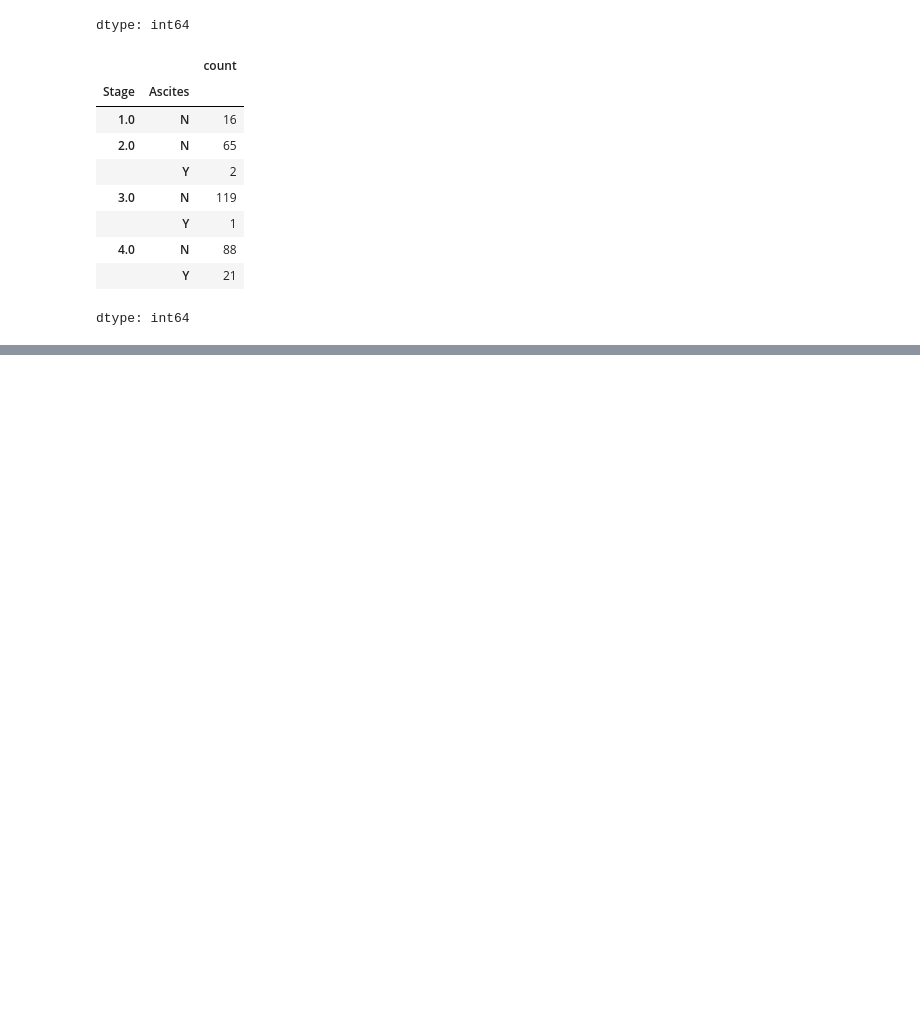
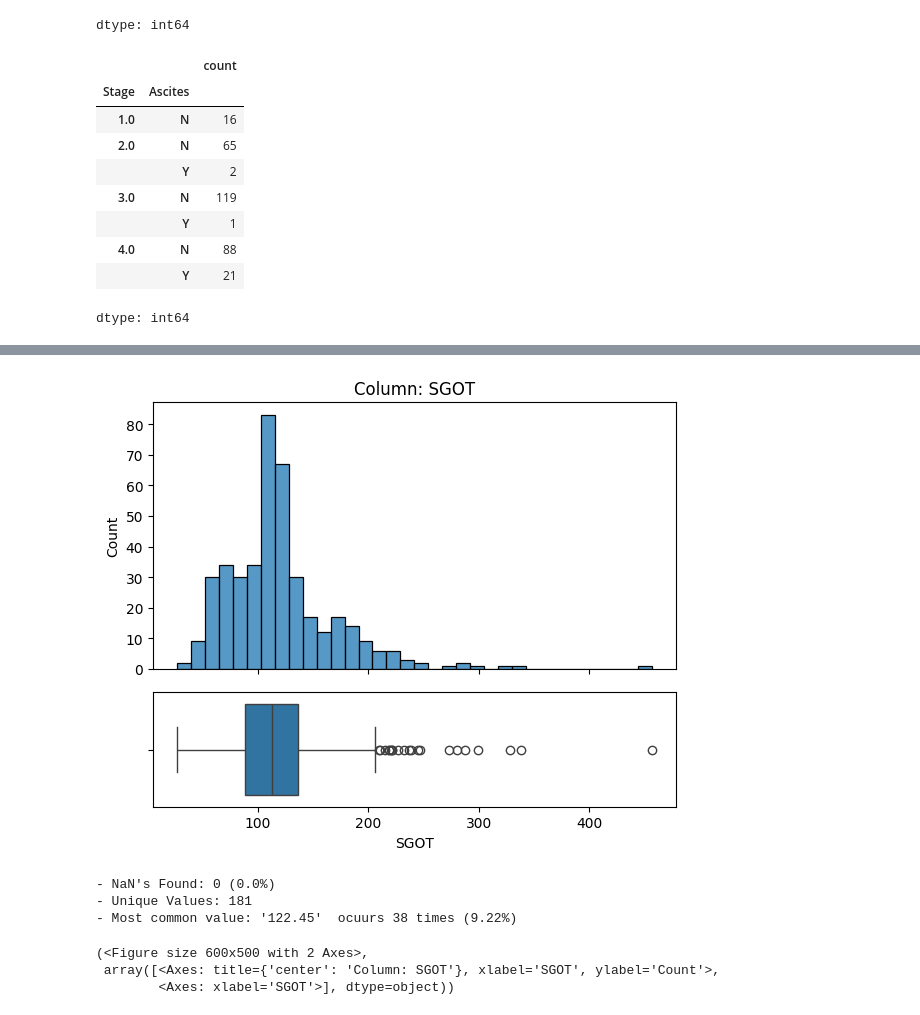
Before and after one commit to Areej73/pbc-liver-cirrhosis-dataset, a Jupyter notebook: Cirrhosis_Prediction_Dataset.ipynb, the cells around one changed output, grey strips where cells are left out. Cells and saved outputs as stored; diff of their text form; code cells hidden in the pictures; blank space fills up the shorter version.

```diff
--- a/Cirrhosis_Prediction_Dataset.ipynb
+++ b/Cirrhosis_Prediction_Dataset.ipynb
@@ -513,0 +595,10 @@ df['Ascites'] = df.groupby('Stage')['Ascites'].transform(lambda x: x.fillna(x.mo
+# %%
+explore_numeric(df, 'SGOT' )
+# %% [output]
+[figure, added]
+- NaN's Found: 0 (0.0%)
+- Unique Values: 181
+- Most common value: '122.45'  ocuurs 38 times (9.22%)
+(<Figure size 600x500 with 2 Axes>,
+ array([<Axes: title={'center': 'Column: SGOT'}, xlabel='SGOT', ylabel='Count'>,
+        <Axes: xlabel='SGOT'>], dtype=object))
```
Also changed, not shown: parts of 48 cells of this notebook.
